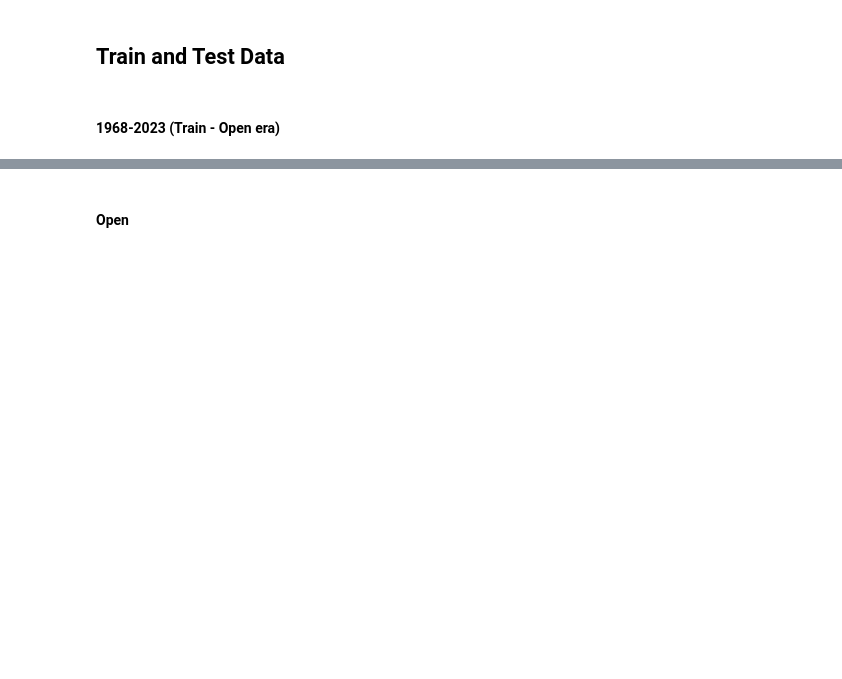
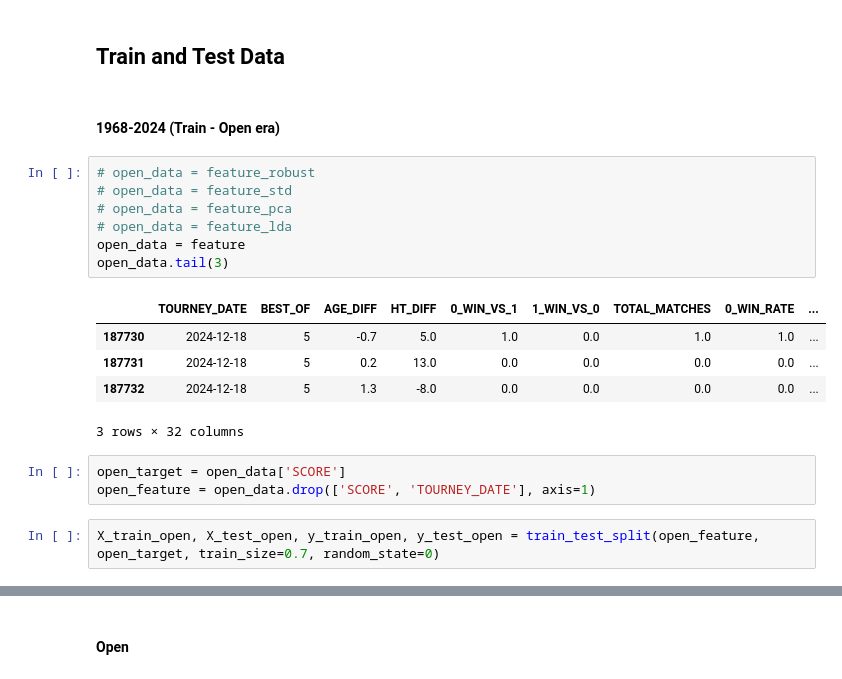
Before and after one commit to PauloRugani/atp-match-predictor, a Jupyter notebook: notebooks/6_model_training.ipynb, the cells around one changed output, grey strips where cells are left out. Drawn from its saved outputs; the diff is of its cells as text; blank space fills up the shorter version.

```diff
--- a/notebooks/6_model_training.ipynb
+++ b/notebooks/6_model_training.ipynb
@@ -88,4 +76,22 @@ feature_lda.head(3)
 # %% [markdown]
 ## Train and Test Data
 # %% [markdown]
-#### 1968-2023 (Train - Open era)
+#### 1968-2024 (Train - Open era)
+# %%
+# open_data = feature_robust
+# open_data = feature_std
+# open_data = feature_pca
+# open_data = feature_lda
+open_data = feature
+open_data.tail(3)
+# %% [output]
+|  | TOURNEY_DATE | BEST_OF | AGE_DIFF | HT_DIFF | 0_WIN_VS_1 | 1_WIN_VS_0 | TOTAL_MATCHES | 0_WIN_RATE | ... |
+| 187730 | 2024-12-18 | 5 | -0.7 | 5.0 | 1.0 | 0.0 | 1.0 | 1.0 | ... |
+| 187731 | 2024-12-18 | 5 | 0.2 | 13.0 | 0.0 | 0.0 | 0.0 | 0.0 | ... |
+| 187732 | 2024-12-18 | 5 | 1.3 | -8.0 | 0.0 | 0.0 | 0.0 | 0.0 | ... |
+3 rows × 32 columns
+# %%
+open_target = open_data['SCORE']
+open_feature = open_data.drop(['SCORE', 'TOURNEY_DATE'], axis=1)
+# %%
+X_train_open, X_test_open, y_train_open, y_test_open = train_test_split(open_feature, open_target, train_size=0.7, random_state=0)
```
Also changed, not shown: parts of 160 cells of this notebook, 6 other files.
